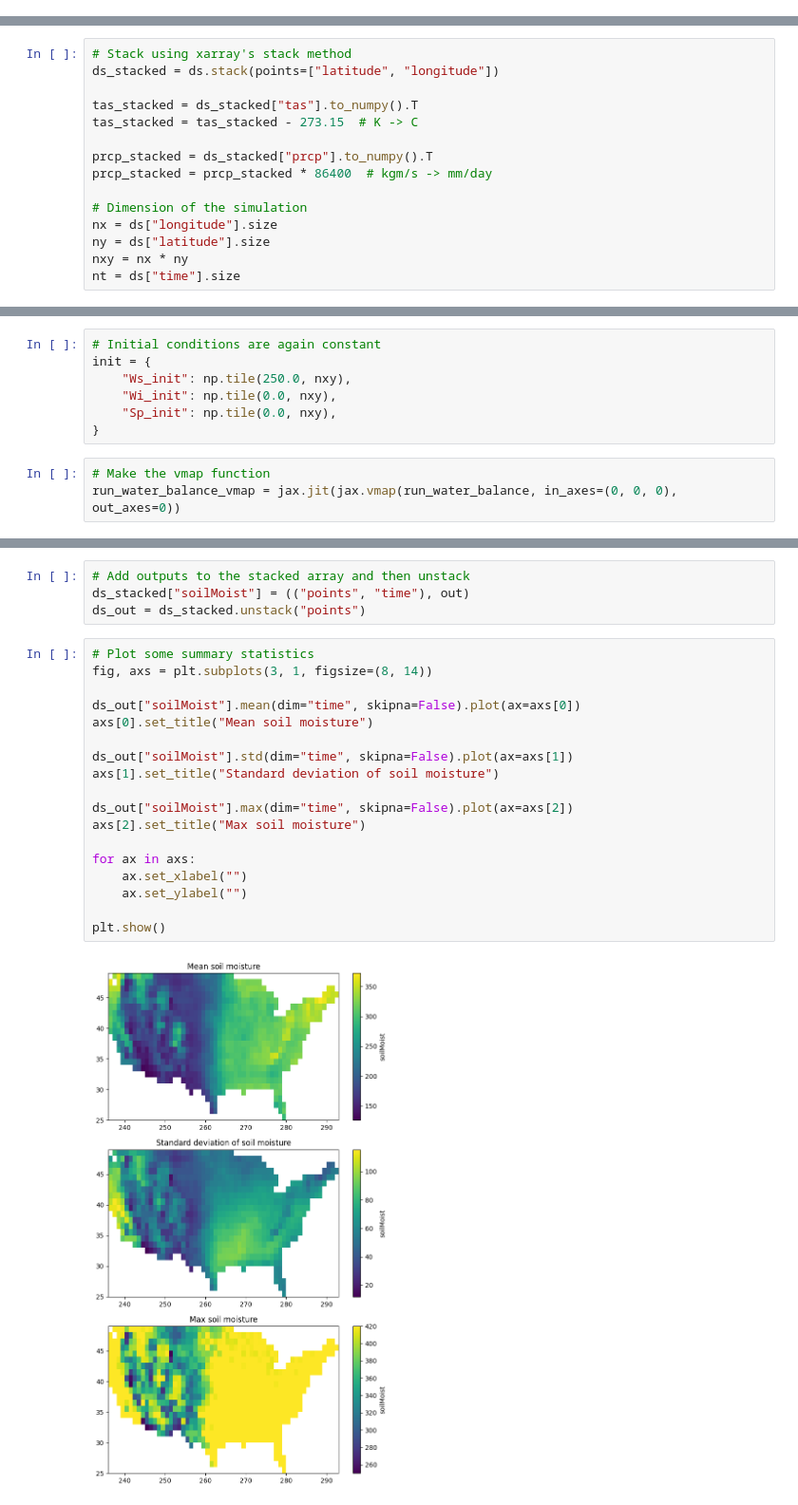
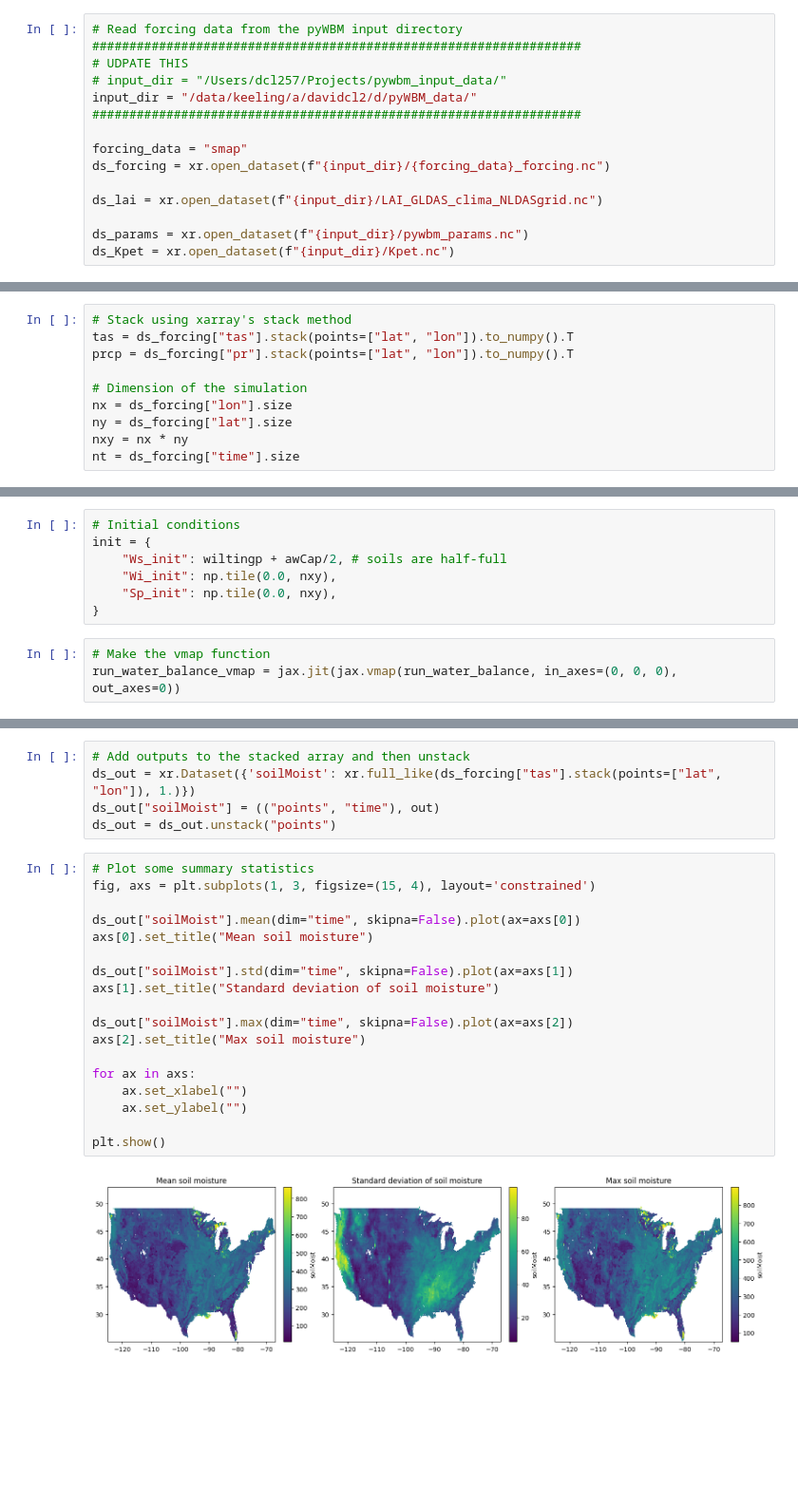
Before and after one commit to david0811/pyWBM, a Jupyter notebook: notebooks/N2_spatial.ipynb, the cells around one changed output, grey strips where cells are left out. Shown: that part at 95% size. Drawn from its saved outputs; the diff is of its cells as text; blank space fills up the shorter version.

```diff
--- a/notebooks/N2_spatial.ipynb
+++ b/notebooks/N2_spatial.ipynb
@@ -18,0 +13,15 @@ ds = ds.convert_calendar(calendar="noleap", dim="time")  # 365 day calendar
+# %%
+# Read forcing data from the pyWBM input directory
+##################################################################
+# UDPATE THIS
+# input_dir = "/Users/dcl257/Projects/pywbm_input_data/"
+input_dir = "/data/keeling/a/davidcl2/d/pyWBM_data/"
+##################################################################
+
+forcing_data = "smap"
+ds_forcing = xr.open_dataset(f"{input_dir}/{forcing_data}_forcing.nc")
+
+ds_lai = xr.open_dataset(f"{input_dir}/LAI_GLDAS_clima_NLDASgrid.nc")
+
+ds_params = xr.open_dataset(f"{input_dir}/pywbm_params.nc")
+ds_Kpet = xr.open_dataset(f"{input_dir}/Kpet.nc")
@@ -41,16 +115,11 @@ The strategy for running pyWBM across space is to leverage JAX's native vectoriz
 Note that we could also use `pmap` (https://jax.readthedocs.io/en/latest/_autosummary/jax.pmap.html) here in order to parallelize this operation. This could be explored in future.
 # %%
 # Stack using xarray's stack method
-ds_stacked = ds.stack(points=["latitude", "longitude"])
-
-tas_stacked = ds_stacked["tas"].to_numpy().T
-tas_stacked = tas_stacked - 273.15  # K -> C
-
-prcp_stacked = ds_stacked["prcp"].to_numpy().T
-prcp_stacked = prcp_stacked * 86400  # kgm/s -> mm/day
+tas = ds_forcing["tas"].stack(points=["lat", "lon"]).to_numpy().T
+prcp = ds_forcing["pr"].stack(points=["lat", "lon"]).to_numpy().T
 
 # Dimension of the simulation
-nx = ds["longitude"].size
-ny = ds["latitude"].size
+nx = ds_forcing["lon"].size
+ny = ds_forcing["lat"].size
 nxy = nx * ny
-nt = ds["time"].size
+nt = ds_forcing["time"].size
@@ -110,7 +174,7 @@ forcing = {
 # %%
-# Initial conditions are again constant
+# Initial conditions
 init = {
-    "Ws_init": np.tile(250.0, nxy),
+    "Ws_init": wiltingp + awCap/2, # soils are half-full
     "Wi_init": np.tile(0.0, nxy),
     "Sp_init": np.tile(0.0, nxy),
 }
@@ -127,24 +191,25 @@ Wall time: 2.19 s
 # %%
 # Add outputs to the stacked array and then unstack
-ds_stacked["soilMoist"] = (("points", "time"), out)
-ds_out = ds_stacked.unstack("points")
+ds_out = xr.Dataset({'soilMoist': xr.full_like(ds_forcing["tas"].stack(points=["lat", "lon"]), 1.)})
+ds_out["soilMoist"] = (("points", "time"), out)
+ds_out = ds_out.unstack("points")
 # %%
 # Plot some summary statistics
-fig, axs = plt.subplots(3, 1, figsize=(8, 14))
+fig, axs = plt.subplots(1, 3, figsize=(15, 4), layout='constrained')
 
 ds_out["soilMoist"].mean(dim="time", skipna=False).plot(ax=axs[0])
 axs[0].set_title("Mean soil moisture")
 
 ds_out["soilMoist"].std(dim="time", skipna=False).plot(ax=axs[1])
 axs[1].set_title("Standard deviation of soil moisture")
 
 ds_out["soilMoist"].max(dim="time", skipna=False).plot(ax=axs[2])
 axs[2].set_title("Max soil moisture")
 
 for ax in axs:
     ax.set_xlabel("")
     ax.set_ylabel("")
 
 plt.show()
 # %% [output]
-[figure, old version]
+[figure, new version]
```
Also changed, not shown: parts of 45 cells of this notebook, 2 other files.
